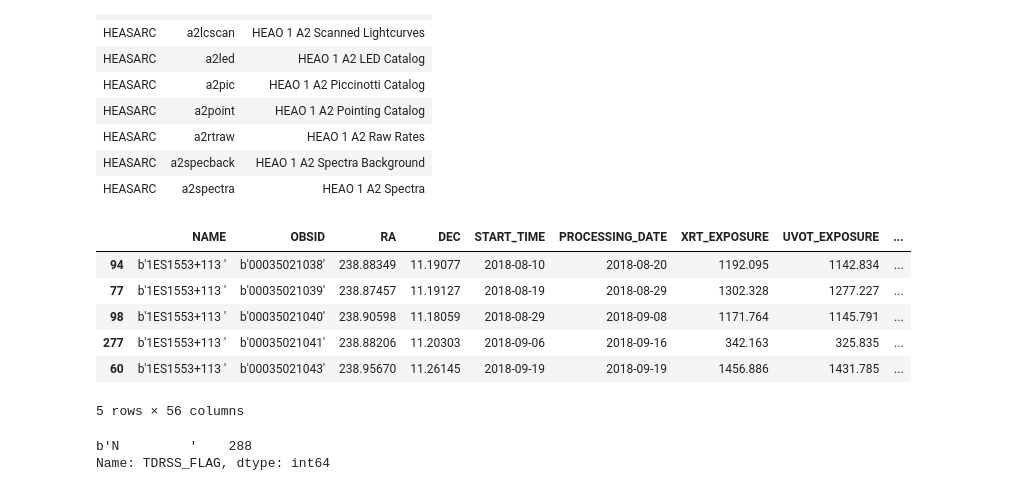
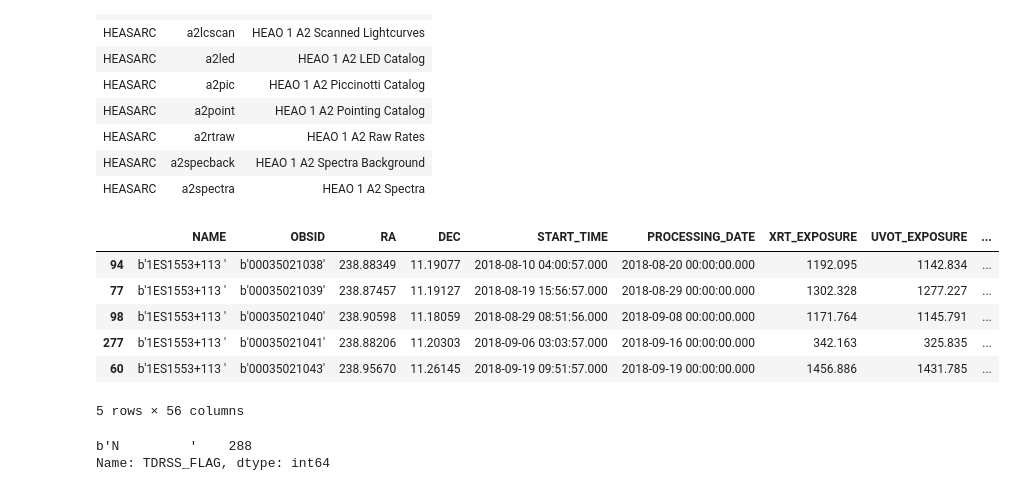
Before and after one commit to Guitlle/Astronomy-notebooks, a Jupyter notebook: AGNs/Exploring Swift x-ray data of PG1553+113.ipynb, the cells around one changed output. Saved outputs shown, nothing was run; the diff lists cells and outputs as text; code cells hidden in the pictures.

Commit message:
Now exploring first events of the object
To compare with Trambacere 2017 publication results. Not finished yet.

```diff
--- a/AGNs/Exploring Swift x-ray data of PG1553+113.ipynb
+++ b/AGNs/Exploring Swift x-ray data of PG1553+113.ipynb
@@ -55,17 +55,17 @@ result_table = Heasarc.query_object("PG 1553+113", "swiftmastr", fields="All")
 # %%
 result_table = result_table.to_pandas()
 # %%
-result_table["START_TIME"] = Time(result_table.START_TIME, format="mjd", out_subfmt="date").iso
-result_table["PROCESSING_DATE"] = Time(result_table.PROCESSING_DATE, format="mjd", out_subfmt="date").iso
-result_table["ARCHIVE_DATE"] = Time(result_table.ARCHIVE_DATE, format="mjd", out_subfmt="date").iso
+result_table["START_TIME"] =  Time(result_table.START_TIME, format="mjd").iso
+result_table["PROCESSING_DATE"] =  Time(result_table.PROCESSING_DATE, format="mjd").iso
+result_table["ARCHIVE_DATE"] = Time(result_table.ARCHIVE_DATE, format="mjd").iso
 result_table.sort_values("START_TIME").tail()
 # %% [output]
 |  | NAME | OBSID | RA | DEC | START_TIME | PROCESSING_DATE | XRT_EXPOSURE | UVOT_EXPOSURE | ... |
-| 94 | b'1ES1553+113 ' | b'00035021038' | 238.88349 | 11.19077 | 2018-08-10 | 2018-08-20 | 1192.095 | 1142.834 | ... |
-| 77 | b'1ES1553+113 ' | b'00035021039' | 238.87457 | 11.19127 | 2018-08-19 | 2018-08-29 | 1302.328 | 1277.227 | ... |
-| 98 | b'1ES1553+113 ' | b'00035021040' | 238.90598 | 11.18059 | 2018-08-29 | 2018-09-08 | 1171.764 | 1145.791 | ... |
-| 277 | b'1ES1553+113 ' | b'00035021041' | 238.88206 | 11.20303 | 2018-09-06 | 2018-09-16 | 342.163 | 325.835 | ... |
-| 60 | b'1ES1553+113 ' | b'00035021043' | 238.95670 | 11.26145 | 2018-09-19 | 2018-09-19 | 1456.886 | 1431.785 | ... |
+| 94 | b'1ES1553+113 ' | b'00035021038' | 238.88349 | 11.19077 | 2018-08-10 04:00:57.000 | 2018-08-20 00:00:00.000 | 1192.095 | 1142.834 | ... |
+| 77 | b'1ES1553+113 ' | b'00035021039' | 238.87457 | 11.19127 | 2018-08-19 15:56:57.000 | 2018-08-29 00:00:00.000 | 1302.328 | 1277.227 | ... |
+| 98 | b'1ES1553+113 ' | b'00035021040' | 238.90598 | 11.18059 | 2018-08-29 08:51:56.000 | 2018-09-08 00:00:00.000 | 1171.764 | 1145.791 | ... |
+| 277 | b'1ES1553+113 ' | b'00035021041' | 238.88206 | 11.20303 | 2018-09-06 03:03:57.000 | 2018-09-16 00:00:00.000 | 342.163 | 325.835 | ... |
+| 60 | b'1ES1553+113 ' | b'00035021043' | 238.95670 | 11.26145 | 2018-09-19 09:51:57.000 | 2018-09-19 00:00:00.000 | 1456.886 | 1431.785 | ... |
 5 rows × 56 columns
 # %%
 result_table.TDRSS_FLAG.value_counts()
```
Also changed, not shown: parts of 18 cells of this notebook.
